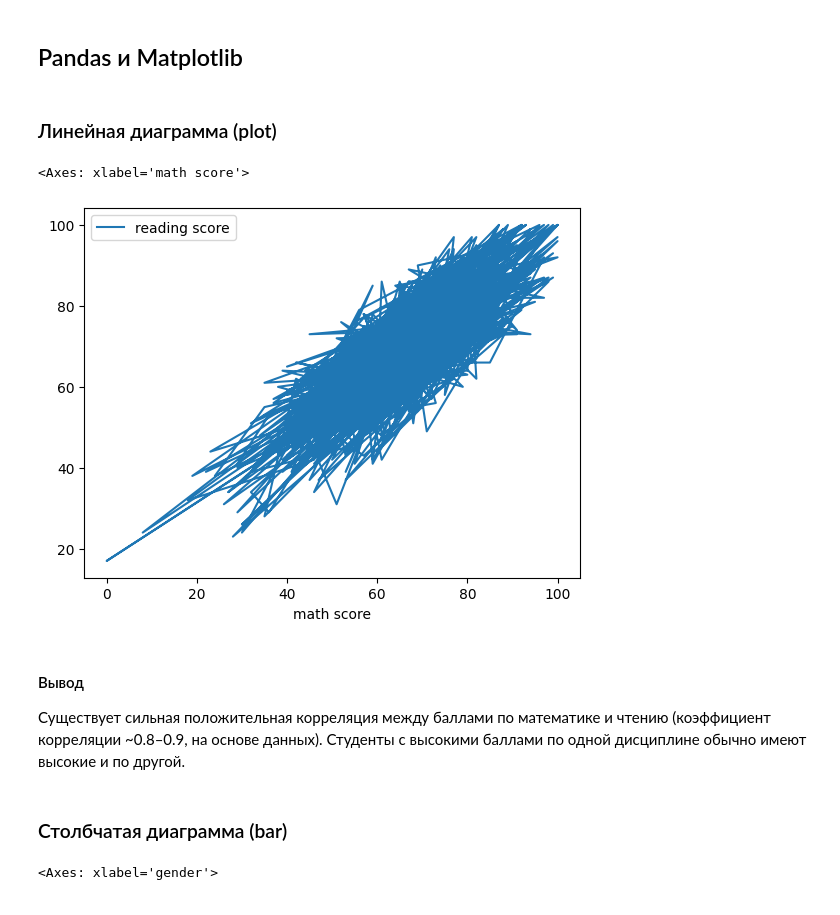
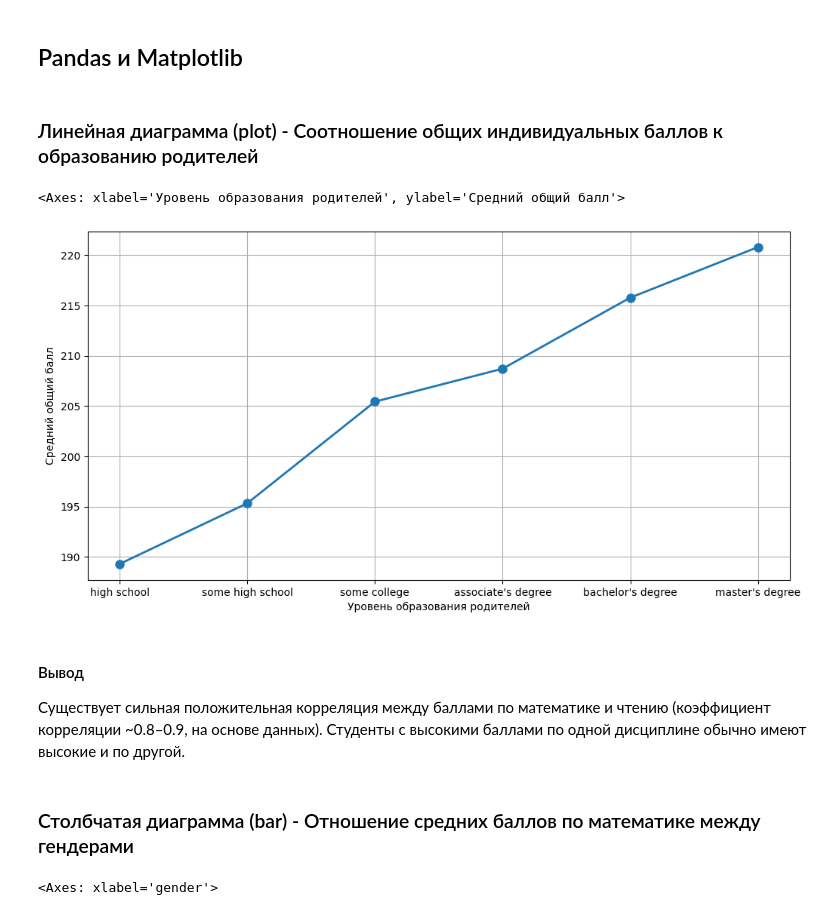
Before and after one commit to vasmaae/AIM-PIbd-31-Gutorov-I-A, a Jupyter notebook: notebooks/lab_1.ipynb, the cells around one changed output. Cells and saved outputs as stored; diff of their text form; code cells hidden in the pictures.

Commit message:
lab/01: add names for plots

```diff
--- a/notebooks/lab_1.ipynb
+++ b/notebooks/lab_1.ipynb
@@ -237,18 +237,28 @@ print(df_filled.head())
 # %% [markdown]
 ## Pandas и Matplotlib
 # %% [markdown]
-### Линейная диаграмма (plot)
+### Линейная диаграмма (plot) - Соотношение общих индивидуальных баллов к образованию родителей
 # %%
-df.plot(x='math score', y='reading score', kind='line')
+df_education_score = df_filled.groupby('parental level of education')['total score'].mean().sort_values()
+df_education_score.plot(
+    kind='line',
+    figsize=(12, 6),
+    xlabel='Уровень образования родителей',
+    ylabel='Средний общий балл',
+    marker='o',
+    linewidth=2,
+    markersize=8,
+    grid=True
+)
 # %% [output]
-<Axes: xlabel='math score'>
+<Axes: xlabel='Уровень образования родителей', ylabel='Средний общий балл'>
-[figure, old version]
+[figure, new version]
 # %% [markdown]
 #### Вывод
 
 Существует сильная положительная корреляция между баллами по математике и чтению (коэффициент корреляции \~0.8–0.9, на основе данных). Студенты с высокими баллами по одной дисциплине обычно имеют высокие и по другой.
 # %% [markdown]
-### Столбчатая диаграмма (bar)
+### Столбчатая диаграмма (bar) - Отношение средних баллов по математике между гендерами
 # %%
 df.groupby('gender')['math score'].mean().plot(kind='bar')
 # %% [output]
```
Also changed, not shown: parts of 5 cells of this notebook.
